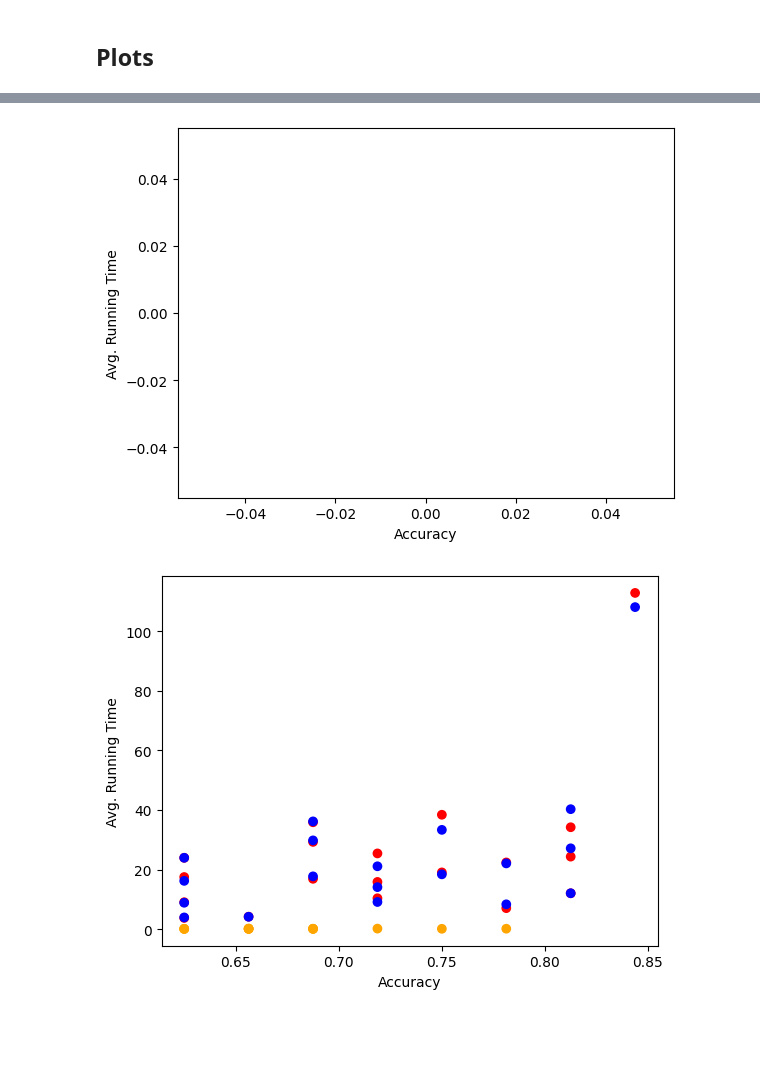
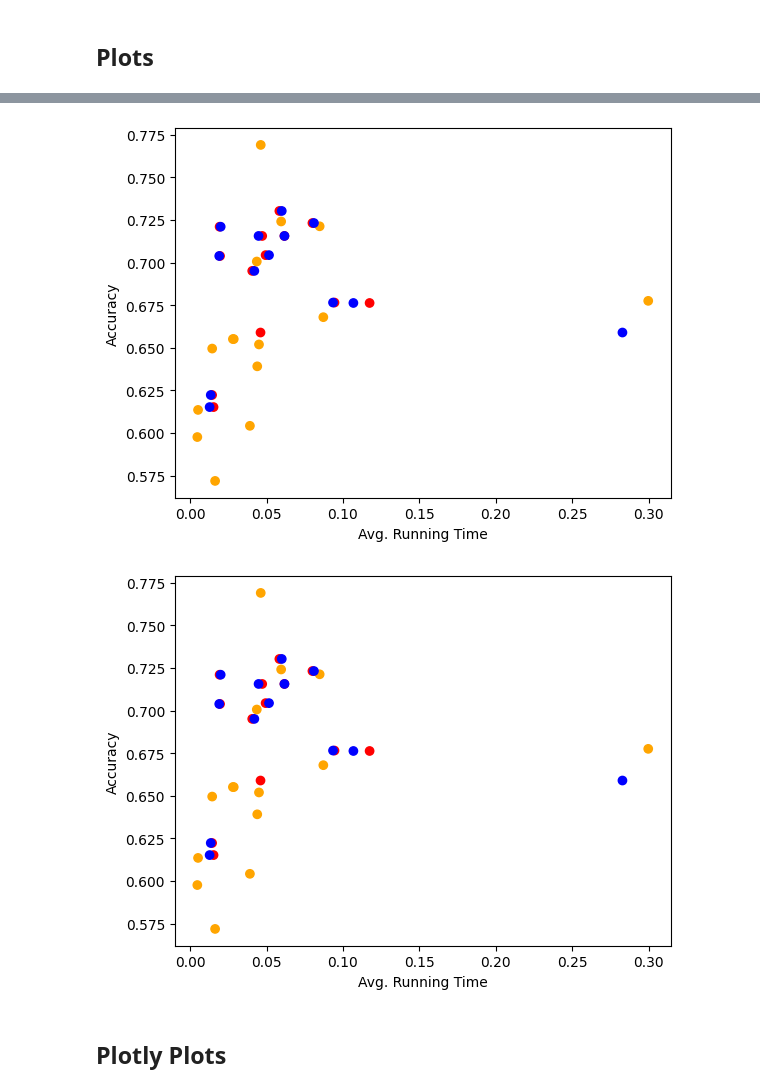
Before and after one commit to raphischer/edge-acc, a Jupyter notebook: database_evaluation.ipynb, the cells around one changed output, grey strips where cells are left out. Cells and saved outputs as stored; diff of their text form; code cells hidden in the pictures; blank space fills up the shorter version.

```diff
--- a/database_evaluation.ipynb
+++ b/database_evaluation.ipynb
@@ -46,8 +47,15 @@ def approx_USB_power_draw(row):
 # %% [markdown]
 ## Load Data
 # %%
-with open('/Users/lstaay/Documents/imagenet-on-the-edge/testdatabase32.pkl', 'rb') as f:
+with open(os.getcwd()+'/result_databases/testdatabase12000_3.pkl', 'rb') as f:
     data = pickle.load(f)
+with open(os.getcwd()+'/result_databases/testdatabase12000_2.pkl', 'rb') as f:
+    data = data.append( pickle.load(f) )
+with open(os.getcwd()+'/result_databases/testdatabase12000_1.pkl', 'rb') as f:
+    data = data.append( pickle.load(f) )
+
+data = data.groupby(['model','backend']).mean().reset_index()
+
 #Add Family of
 data['family']= data['model'].apply(lambda a : getFamilyName(a))
 data['approx_USB_power_draw'] = data.apply(lambda row: approx_USB_power_draw(row), axis = 1)
@@ -152,23 +185,25 @@ No artists with labels found to put in legend.  Note that artists whose label st
 # %%
-energy_df = data[data['backend']=='tflite-edgetu']
-x = energy_df['accuracy']
-y = energy_df['running_time']
-plt.xlabel("Accuracy")
-plt.ylabel("Avg. Running Time")
+energy_df = data[data['approx_USB_power_draw'].notna() ]
+y = energy_df['accuracy']
+x = energy_df['running_time']
+plt.ylabel("Accuracy")
+plt.xlabel("Avg. Running Time")
 
 plt.scatter(x, y, c = createColorSequence( energy_df))
 plt.show()
 # %% [output]
-[figure, old version]
+[figure, new version]
 # %%
 energy_df = data#[data['backend']=='tflite_edgetpu']
 
-x = energy_df['accuracy']
-y = energy_df['running_time']
-plt.xlabel("Accuracy")
-plt.ylabel("Avg. Running Time")
+x = energy_df['running_time']
+y = energy_df['accuracy']
+plt.ylabel("Accuracy")
+plt.xlabel("Avg. Running Time")
 
 plt.scatter(x, y, c = createColorSequence(energy_df))
 plt.show()
 # %% [output]
-[figure, old version]
+[figure, new version]
+# %% [markdown]
+## Plotly Plots
```
Also changed, not shown: parts of 12 cells of this notebook, 31 other files.
